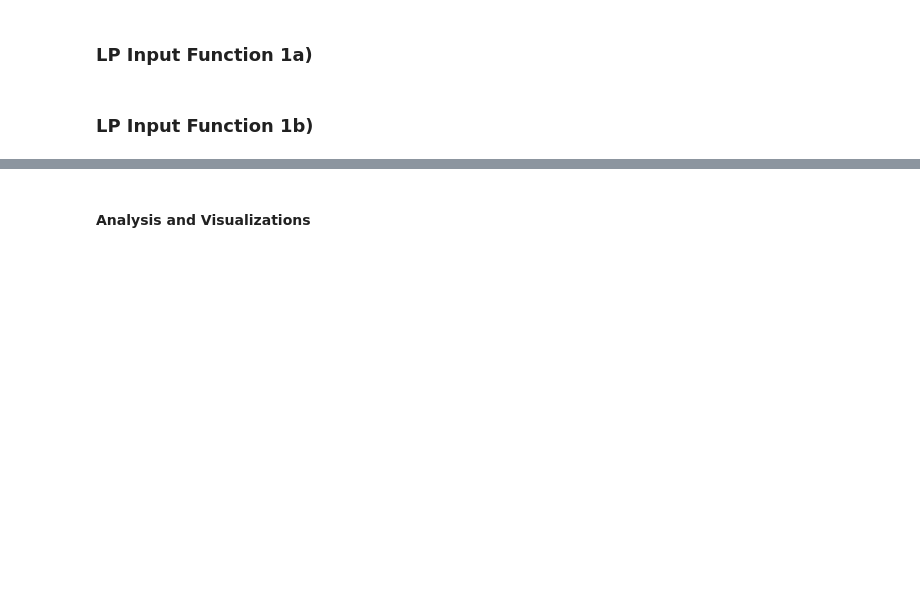
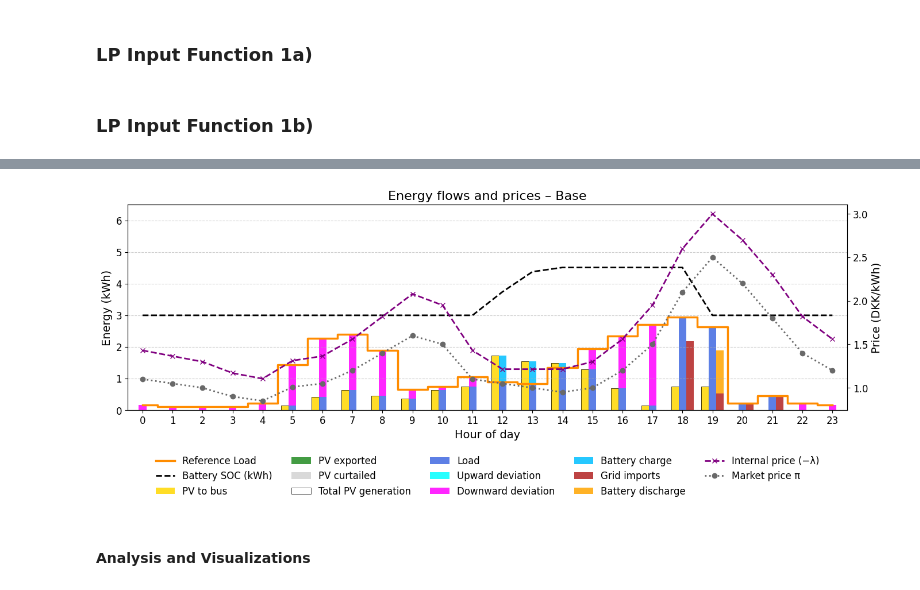
Before and after one commit to Nikipantdtu/Opt_Assignment1, a Jupyter notebook: Task1_c.ipynb, the cells around one changed output, grey strips where cells are left out. Drawn from its saved outputs; the diff is of its cells as text; code cells hidden in the pictures; blank space fills up the shorter version.

Commit message:
added task c code + scenarios

```diff
--- a/Task1_c.ipynb
+++ b/Task1_c.ipynb
@@ -17,7 +17,7 @@ from gurobipy import GRB
 # %% [markdown]
 #### Data
 # %%
-DATA_DIR = Path("data/question_1b")
+DATA_DIR = Path("data/question_1c")
 # %% [markdown]
 #### Helpers
 # %%
@@ -297,6 +460,0 @@ scenarios = make_scenarios(base)
-# %%
-list_i=[]
-for i in range(1, 24):
-    list_i.append(i)
-
-len(list_i)
@@ -304,0 +601,15 @@ len(list_i)
+# %%
+# Load inputs and prepare base data
+appliance_params, bus_params, consumer_params, der_prod, usage_pref = load_inputs()
+base = prepare_base_inputs(appliance_params, bus_params, der_prod, usage_pref)
+scenarios = make_scenarios(base)
+
+scenario_name = "Base"
+sc = scenarios[scenario_name]
+
+input_data = build_input_data_1c(base, sc)
+problem = LP_OptimizationProblem(input_data)
+problem.run()
+
+df = results_to_dataframe(problem.results, base["T"])
+print(df.head())
@@ -305,2 +634,17 @@ len(list_i)
+# %%
+duals_lambda = [problem.results.duals[f"constr[{i}]"] for i in range(base["T"])]
+
+plot_hourly_flows_with_prices(
+    df,
+    scenario_name,
+    duals=duals_lambda,
+    price=sc["price"],
+    alpha=sc["price"] + sc["imp"],
+    beta=sc["price"] - sc["exp"],
+    L_ref=base["L_ref"],
+    show_battery=True
+)
+# %% [output]
+[figure, added]
 # %% [markdown]
 #### Analysis and Visualizations
```
Also changed, not shown: parts of 23 cells of this notebook.
